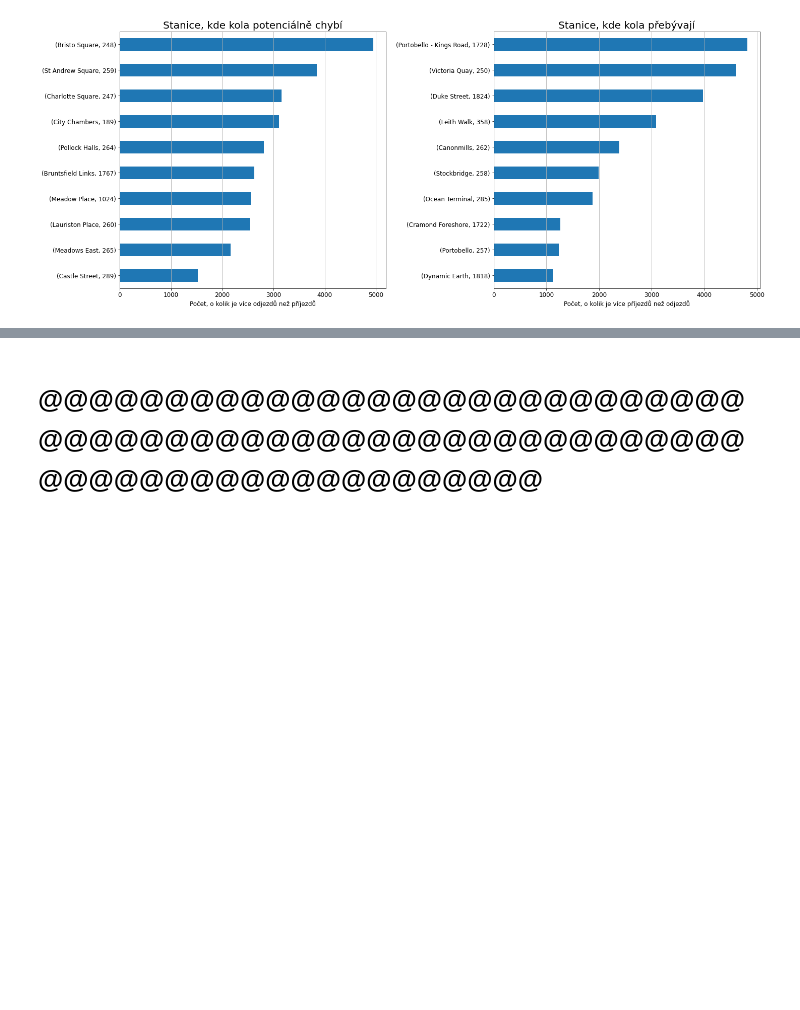
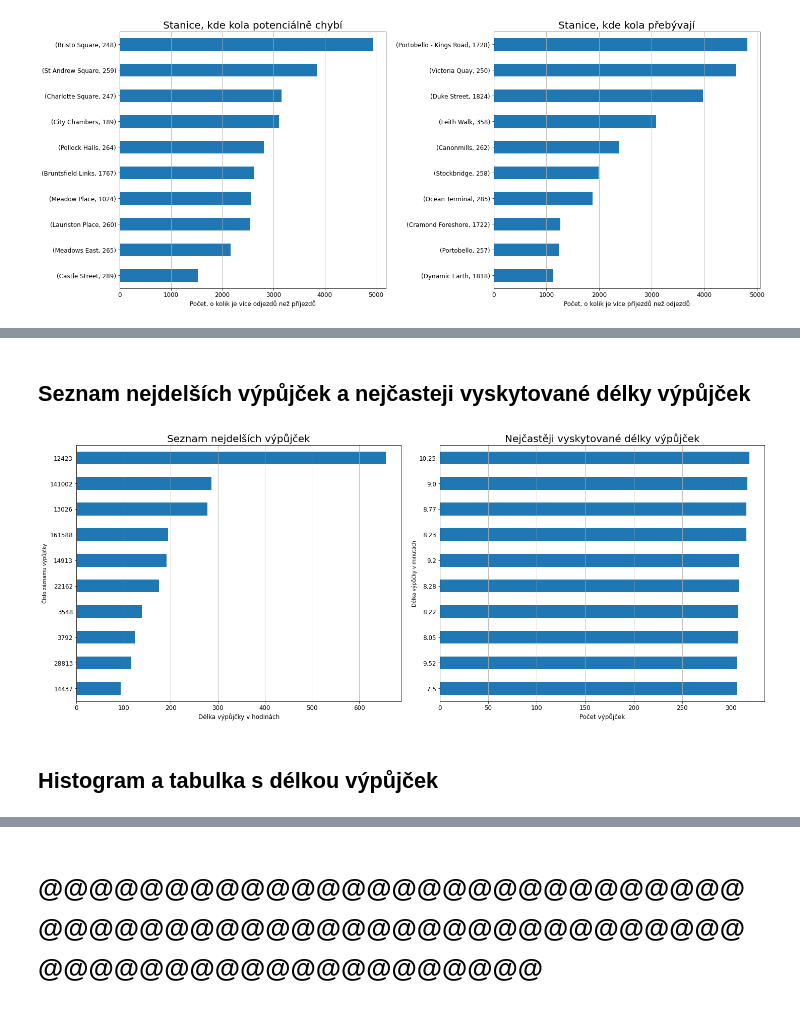
Before and after one commit to Krocan777/Python_projekt_Edinburgh, a Jupyter notebook: Oprava_projekt_python.ipynb, the cells around one changed output, grey strips where cells are left out. Drawn from its saved outputs; the diff is of its cells as text; code cells hidden in the pictures; blank space fills up the shorter version.

```diff
--- a/Oprava_projekt_python.ipynb
+++ b/Oprava_projekt_python.ipynb
@@ -301,0 +406,37 @@ ax2.grid(axis = 'x')
+# %% [markdown]
+## Seznam nejdelších výpůjček a nejčasteji vyskytované délky výpůjček
+# %%
+delka_trvani_max_10 = eb_df[['duration', 'started_at','ended_at','start_station_name','end_station_name']].sort_values('duration', ascending = False).head(10)
+delka_trvani_max_10 = delka_trvani_max_10.rename(columns={'duration': 'duration_sec'}).assign(duration_min = round(delka_trvani_max_10['duration'] / 60, 2))
+delka_trvani_max_10 = delka_trvani_max_10[['duration_sec', 'duration_min']].assign(duration_hour = round(delka_trvani_max_10['duration_min'] / 60, 2))
+delka_trvani_max_10 = pd.DataFrame(delka_trvani_max_10['duration_hour'])
+delka_trvani_max_10 = delka_trvani_max_10.sort_values('duration_hour', ascending = True)
+# %%
+nejcastejsi_delka_vypujcek = eb_df[['duration', 'started_at','ended_at','start_station_name','end_station_name']].sort_values('duration', ascending = True)
+nejcastejsi_delka_vypujcek = nejcastejsi_delka_vypujcek.rename(columns={'duration': 'duration_sec'}).assign(duration_min = round(nejcastejsi_delka_vypujcek['duration'] / 60, 2))
+nejcastejsi_delka_vypujcek = nejcastejsi_delka_vypujcek[['duration_sec', 'duration_min']]
+nejcastejsi_delka_vypujcek = nejcastejsi_delka_vypujcek.groupby('duration_sec').count().sort_values('duration_min', ascending = False).rename(columns={'duration_min': 'pocet_vypujcek'}).reset_index().head(10)
+nejcastejsi_delka_vypujcek = nejcastejsi_delka_vypujcek.assign(duration_min = round(nejcastejsi_delka_vypujcek['duration_sec'] / 60, 2)).set_index('duration_min')['pocet_vypujcek']
+nejcastejsi_delka_vypujcek = pd.DataFrame(nejcastejsi_delka_vypujcek)
+nejcastejsi_delka_vypujcek = nejcastejsi_delka_vypujcek.sort_values('pocet_vypujcek', ascending = True)
+# %%
+fig, axes = plt.subplots(1, 2, figsize = (20, 8), constrained_layout=True)
+(ax1, ax2) = axes
+
+delka_trvani_max_10.plot.barh(ax = ax1, fontsize = 12, legend = False)
+nejcastejsi_delka_vypujcek['pocet_vypujcek'].plot.barh(ax = ax2, fontsize = 12, legend = False)
+
+ax1.set_title('Seznam nejdelších výpůjček', fontsize = 20)
+ax1.set_ylabel('Číslo záznamu výpůjčky')
+ax1.set_xlabel('Délka výpůjčky v hodinách', fontsize = 12)
+
+ax2.set_title('Nejčastěji vyskytované délky výpůjček', fontsize = 20)
+ax2.set_ylabel('Délka výpůčky v minutách')
+ax2.set_xlabel('Počet výpůjček', fontsize = 12)
+
+ax1.grid(axis = 'x')
+ax2.grid(axis = 'x')
+# %% [output]
+[figure, added]
+# %% [markdown]
+## Histogram a tabulka s délkou výpůjček
```
Also changed, not shown: parts of 48 cells of this notebook.
